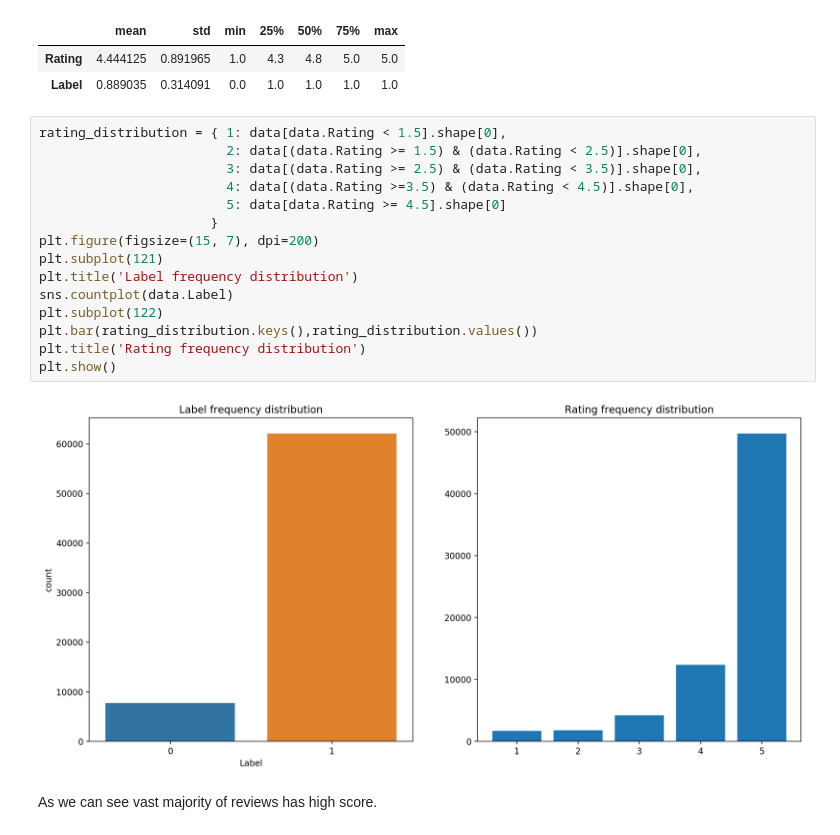
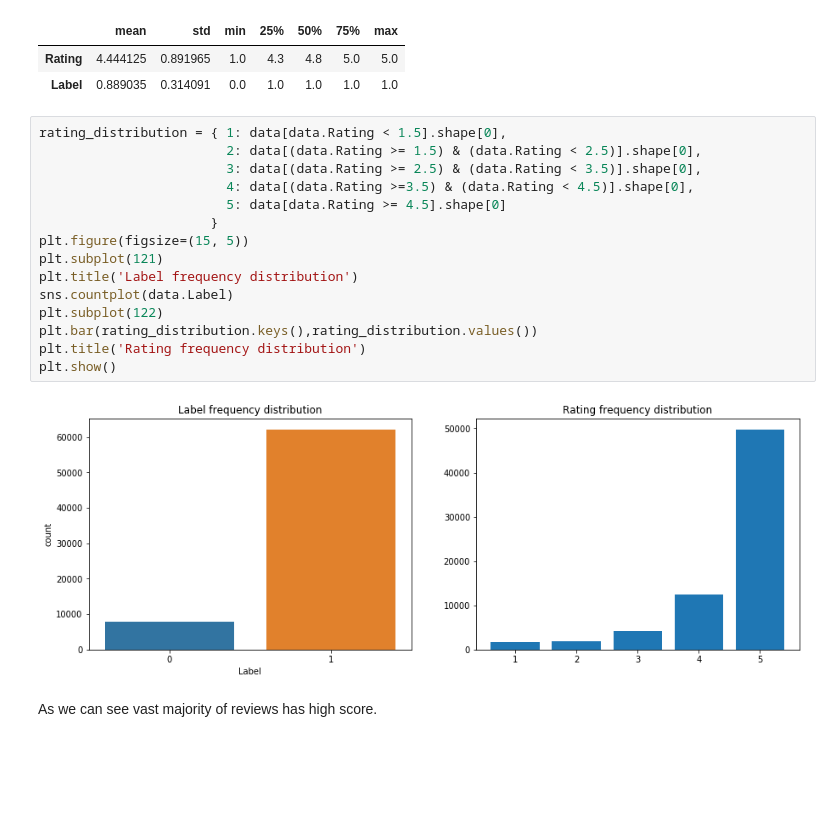
Before and after one commit to stevanmatovic/serbian-sentiment-analysis, a Jupyter notebook: donesi.ipynb, the cells around one changed output. Drawn from its saved outputs; the diff is of its cells as text; blank space fills up the shorter version.

```diff
--- a/donesi.ipynb
+++ b/donesi.ipynb
@@ -33,20 +34,20 @@ data[['Rating','Label']].describe().transpose().drop('count',axis=1)
 # %%
 rating_distribution = { 1: data[data.Rating < 1.5].shape[0],
                         2: data[(data.Rating >= 1.5) & (data.Rating < 2.5)].shape[0],
                         3: data[(data.Rating >= 2.5) & (data.Rating < 3.5)].shape[0],
                         4: data[(data.Rating >=3.5) & (data.Rating < 4.5)].shape[0],
                         5: data[data.Rating >= 4.5].shape[0]
                       }
-plt.figure(figsize=(15, 7), dpi=200)
+plt.figure(figsize=(15, 5))
 plt.subplot(121)
 plt.title('Label frequency distribution')
 sns.countplot(data.Label)
 plt.subplot(122)
 plt.bar(rating_distribution.keys(),rating_distribution.values())
 plt.title('Rating frequency distribution')
 plt.show()
 # %% [output]
-[figure, old version]
+[figure, new version]
 # %% [markdown]
 As we can see vast majority of reviews has high score.
 # %%
```
Also changed, not shown: parts of 12 cells of this notebook, 2 other files.
